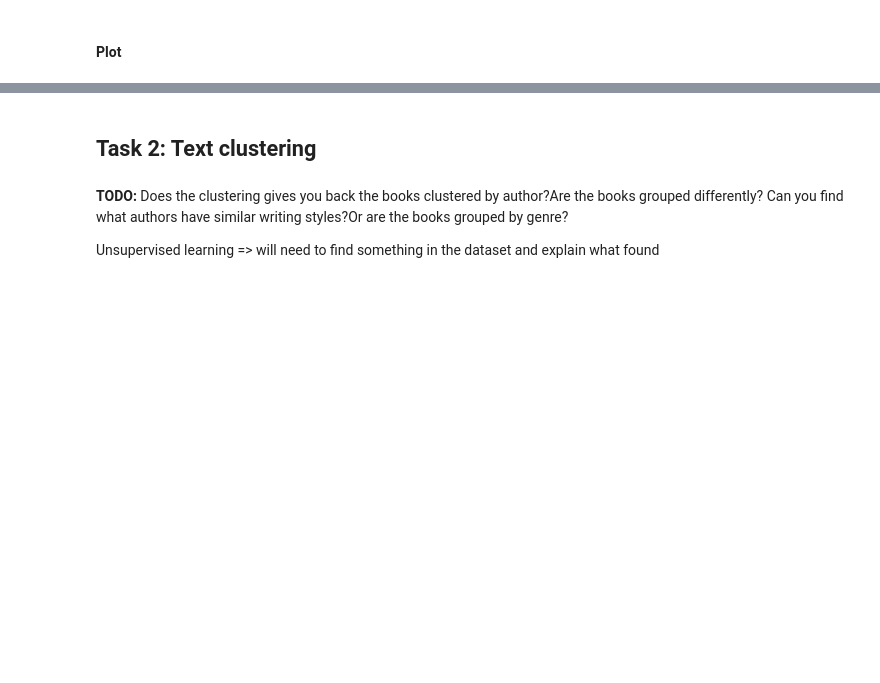
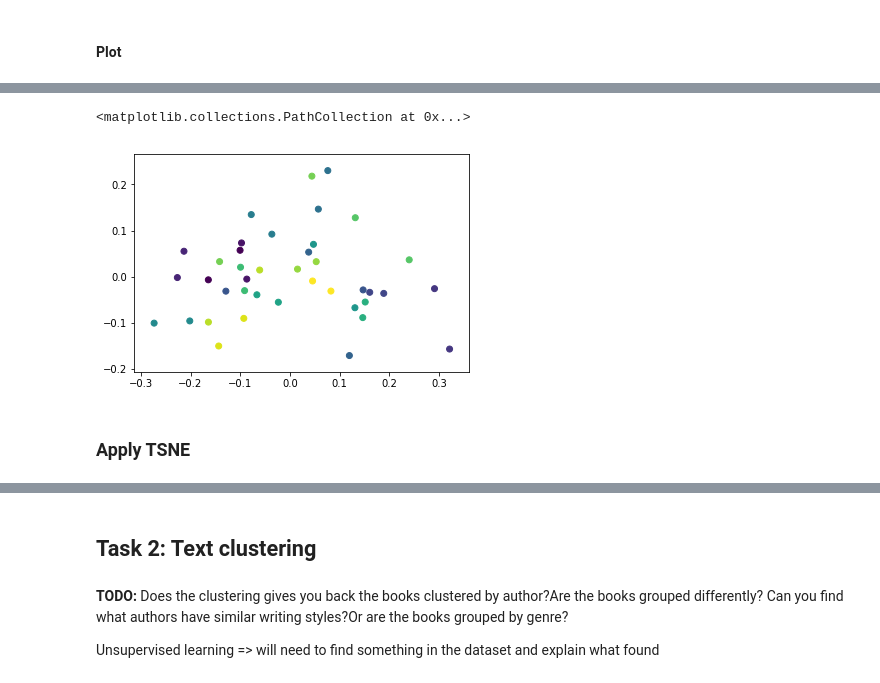
Before and after one commit to mdiannna/MachineLearningHomeworks, a Jupyter notebook: Homework2/Homework2.ipynb, the cells around one changed output, grey strips where cells are left out. Saved outputs shown, nothing was run; the diff lists cells and outputs as text; code cells hidden in the pictures; blank space fills up the shorter version.

```diff
--- a/Homework2/Homework2.ipynb
+++ b/Homework2/Homework2.ipynb
@@ -635,0 +607,2 @@ TODO
+# %%
+X_test = X_test.toarray()
@@ -644,0 +644,2 @@ NameError: name 'X_train' is not defined
+# %%
+X_test_PCA = applyPCA(X_test)
@@ -650,0 +666,7 @@ NameError: name 'plt' is not defined
+# %%
+plt.scatter(X_test_PCA[:,0], X_test_PCA[:,1], c=y_test)
+# %% [output]
+<matplotlib.collections.PathCollection at 0x...>
+[figure, added]
+# %% [markdown]
+### Apply TSNE
```
Also changed, not shown: parts of 34 cells of this notebook.
